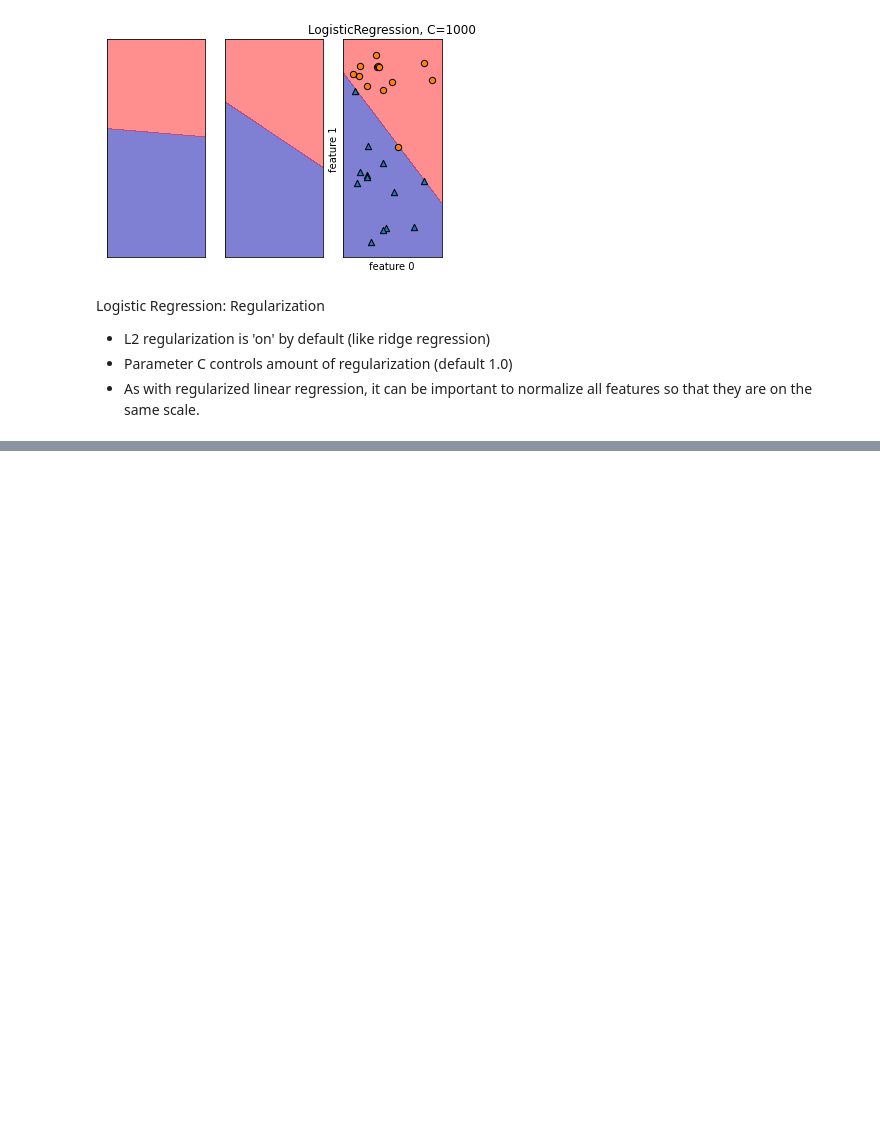
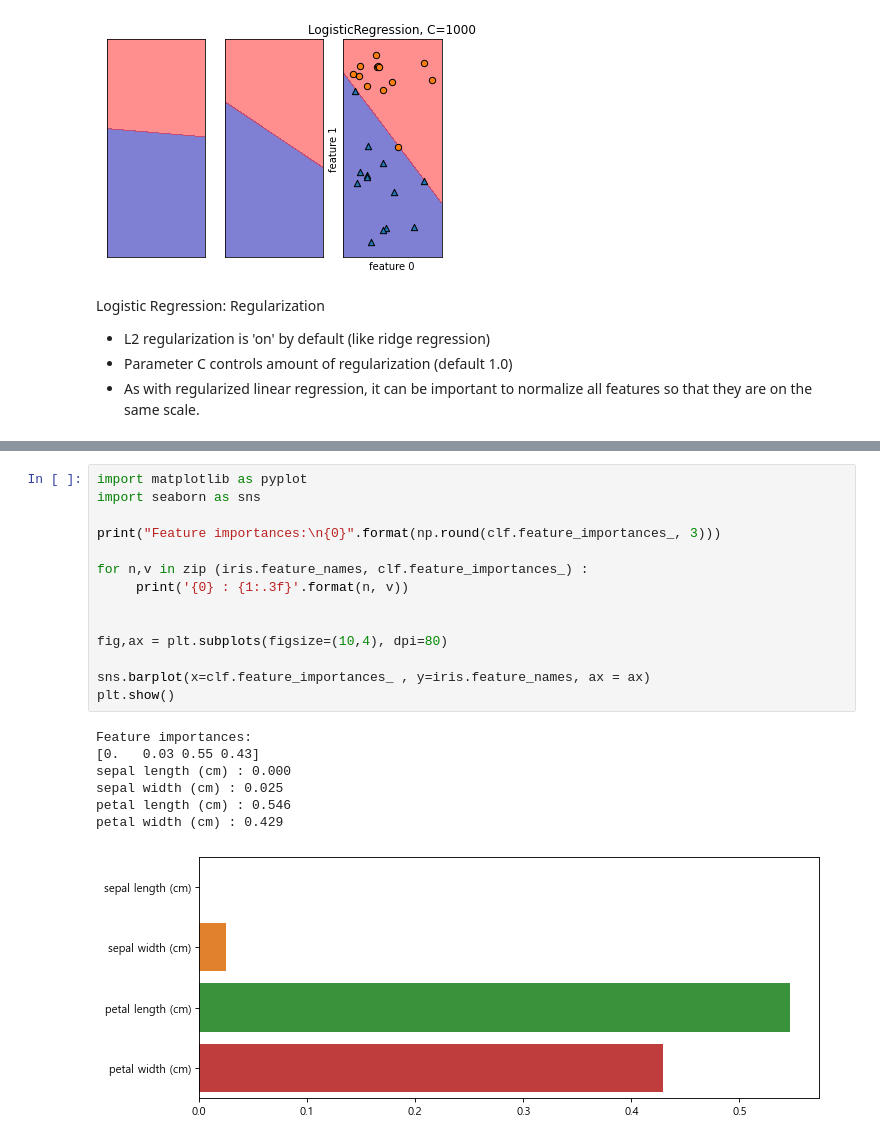
Before and after one commit to danielwon01/Applied-Data-Science-with-Python, a Jupyter notebook: Applied_Machine_Learning_in_Python/Supervised Machine Learning.ipynb, the cells around one changed output, grey strips where cells are left out. Drawn from its saved outputs; the diff is of its cells as text; blank space fills up the shorter version.

```diff
--- a/Applied_Machine_Learning_in_Python/Supervised Machine Learning.ipynb
+++ b/Applied_Machine_Learning_in_Python/Supervised Machine Learning.ipynb
@@ -648,0 +978,22 @@ Logistic Regression: Regularization
+# %%
+import matplotlib as pyplot
+import seaborn as sns
+
+print("Feature importances:\n{0}".format(np.round(clf.feature_importances_, 3)))
+
+for n,v in zip (iris.feature_names, clf.feature_importances_) :
+     print('{0} : {1:.3f}'.format(n, v))
+
+
+fig,ax = plt.subplots(figsize=(10,4), dpi=80)
+
+sns.barplot(x=clf.feature_importances_ , y=iris.feature_names, ax = ax)
+plt.show()
+# %% [output]
+Feature importances:
+[0.   0.03 0.55 0.43]
+sepal length (cm) : 0.000
+sepal width (cm) : 0.025
+petal length (cm) : 0.546
+petal width (cm) : 0.429
+[figure, added]
```
Also changed, not shown: parts of 30 cells of this notebook.
